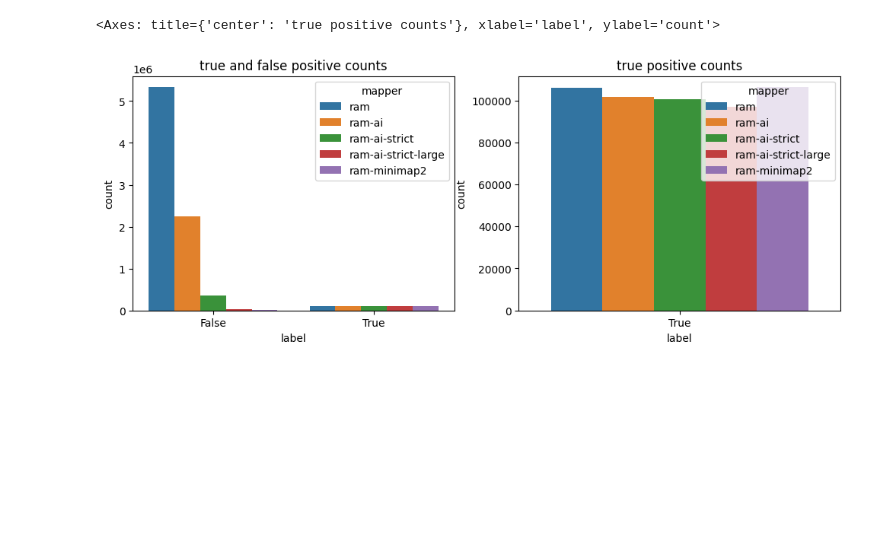
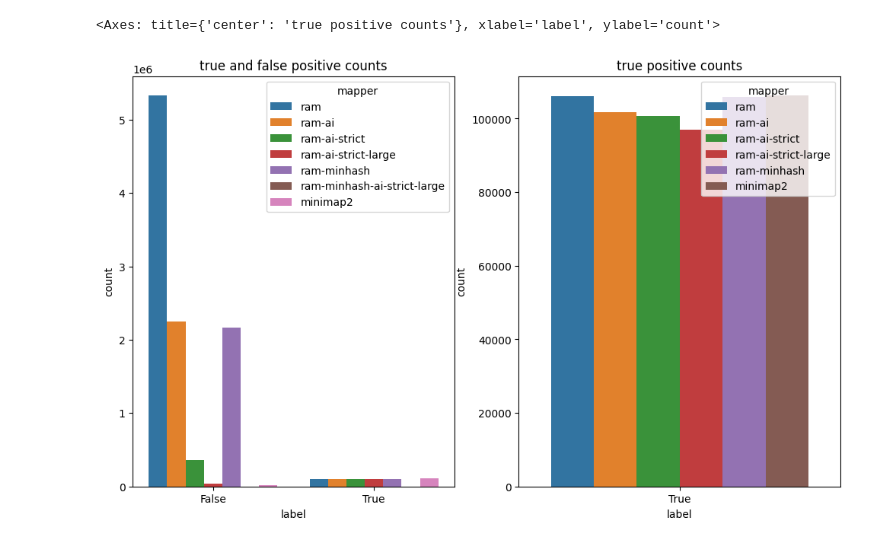
Before and after one commit to tbrekalo/tb-ram, a Jupyter notebook: scripts/notebooks/ram-eval.ipynb, the cells around one changed output. Cells and saved outputs as stored; diff of their text form; code cells hidden in the pictures; blank space fills up the shorter version.

```diff
--- a/scripts/notebooks/ram-eval.ipynb
+++ b/scripts/notebooks/ram-eval.ipynb
@@ -7,6 +7,8 @@ import seaborn as sns
 import util
 # %%
 RAM_REF_MAPPIGN = "/storage2/tbrekalo/HG002-simulated/chr19-ovlps-ram-ref.paf"
+RAM_MINHASH_REF_MAPPING = "/storage2/tbrekalo/HG002-simulated/chr19-ovlps-ram-minhash-ref.paf"
+RAM_MINHASH_AI_STRICT_LARGE_REF_MAPPING = "/storage2/tbrekalo/HG002-simulated/chr19-ovlps-ram-minhash-ai-strict-large-ref.paf"
 RAM_AI_REF_MAPPIGN = "/storage2/tbrekalo/HG002-simulated/chr19-ovlps-ram-ai-ref.paf"
 RAM_AI_STRICT_REF_MAPPIGN = "/storage2/tbrekalo/HG002-simulated/chr19-ovlps-ram-ai-strict-ref.paf"
 RAM_AI_STRICT_LARGE_REF_MAPPIGN = "/storage2/tbrekalo/HG002-simulated/chr19-ovlps-ram-ai-strict-large-ref.paf"
@@ -55,9 +57,11 @@ def load_and_annote_overlaps(path: str) -> pl.DataFrame:
     )
 # %%
 df_ram = load_and_annote_overlaps(RAM_REF_MAPPIGN)
+df_ram_minhash = load_and_annote_overlaps(RAM_MINHASH_REF_MAPPING)
 df_ram_ai = load_and_annote_overlaps(RAM_AI_REF_MAPPIGN)
 df_ram_ai_strict = load_and_annote_overlaps(RAM_AI_STRICT_REF_MAPPIGN)
 df_ram_ai_strict_large = load_and_annote_overlaps(RAM_AI_STRICT_LARGE_REF_MAPPIGN)
+df_ram_minhash_ai_strict_large = load_and_annote_overlaps(RAM_MINHASH_AI_STRICT_LARGE_REF_MAPPING)
 df_minimap2 = load_and_annote_overlaps(MINIMAP2_REF_MAPPIGN)
 # %%
 def flatten_stats(df, name):
@@ -68,16 +72,18 @@ df_stats = pl.concat([
     flatten_stats(df_ram_ai, "ram-ai"),
     flatten_stats(df_ram_ai_strict, "ram-ai-strict"),
     flatten_stats(df_ram_ai_strict_large, "ram-ai-strict-large"),
-    flatten_stats(df_minimap2, "ram-minimap2"),
+    flatten_stats(df_ram_minhash, "ram-minhash"),
+    flatten_stats(df_ram_minhash_ai_strict_large, "ram-minhash-ai-strict-large"),
+    flatten_stats(df_minimap2, "minimap2"),
 ])
 # %%
-_, ax = plt.subplots(1, 2, figsize=(12, 4))
+_, ax = plt.subplots(1, 2, figsize=(12, 7))
 
 ax[0].set_title("true and false positive counts")
 sns.barplot(df_stats.to_pandas(), x="label", y="count", hue="mapper", ax=ax[0])
 
 ax[1].set_title("true positive counts")
 sns.barplot(df_stats.filter(pl.col("label")).to_pandas(), x="label", y="count", hue="mapper", ax=ax[1])
 # %% [output]
 <Axes: title={'center': 'true positive counts'}, xlabel='label', ylabel='count'>
-[figure, old version]
+[figure, new version]
```
Also changed, not shown: 4 other files.
